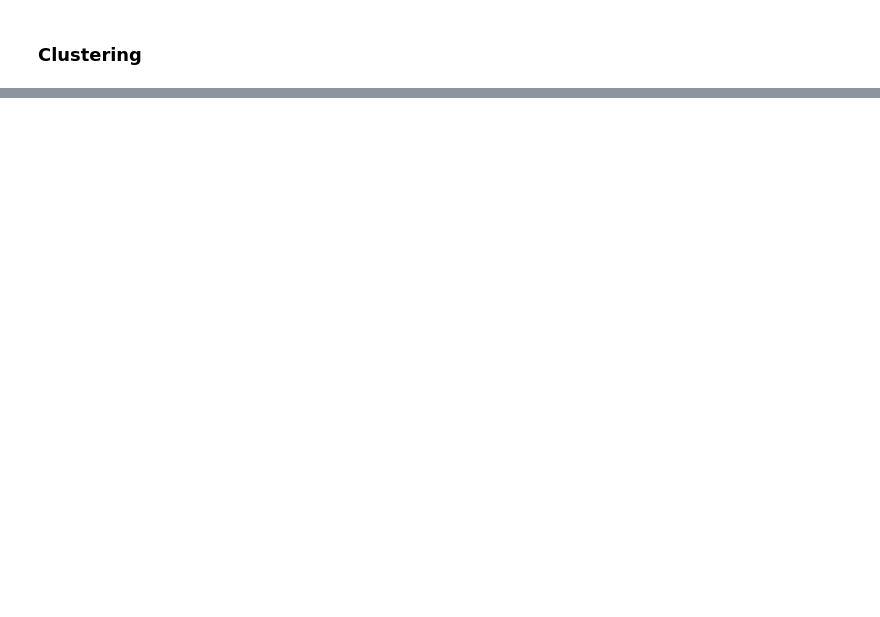
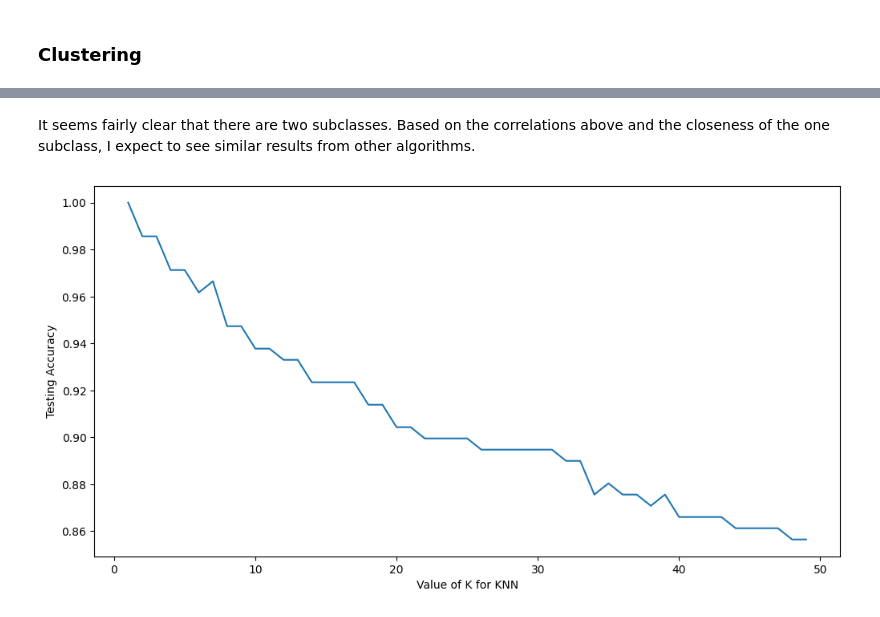
Before and after one commit to SamReeves/ckd-wemanity, a Jupyter notebook: analysis.ipynb, the cells around one changed output, grey strips where cells are left out. Saved outputs shown, nothing was run; the diff lists cells and outputs as text; code cells hidden in the pictures; blank space fills up the shorter version.

```diff
--- a/analysis.ipynb
+++ b/analysis.ipynb
@@ -161,0 +115,24 @@ AttributeError: predict_proba is not available when  probability=False
+# %% [markdown]
+It seems fairly clear that there are two subclasses.  Based on the correlations above and the closeness of the one subclass, I expect to see similar results from other algorithms.
+# %%
+
+# KNN
+from sklearn.neighbors import KNeighborsClassifier
+knn = KNeighborsClassifier(n_neighbors=5)
+knn.fit(df.drop('class', axis=1), df['class'])
+knn.score(df.drop('class', axis=1), df['class'])
+
+# Plot KNN accuracy for different values of k
+k_range = range(1, 50)
+scores = []
+for k in k_range:
+    knn = KNeighborsClassifier(n_neighbors=k)
+    knn.fit(df.drop('class', axis=1), df['class'])
+    scores.append(knn.score(df.drop('class', axis=1), df['class']))
+plt.figure(figsize=(12,6))
+plt.plot(k_range, scores)
+plt.xlabel('Value of K for KNN')
+plt.ylabel('Testing Accuracy')
+plt.show()
+# %% [output]
+[figure, added]
```
Also changed, not shown: parts of 7 cells of this notebook.
